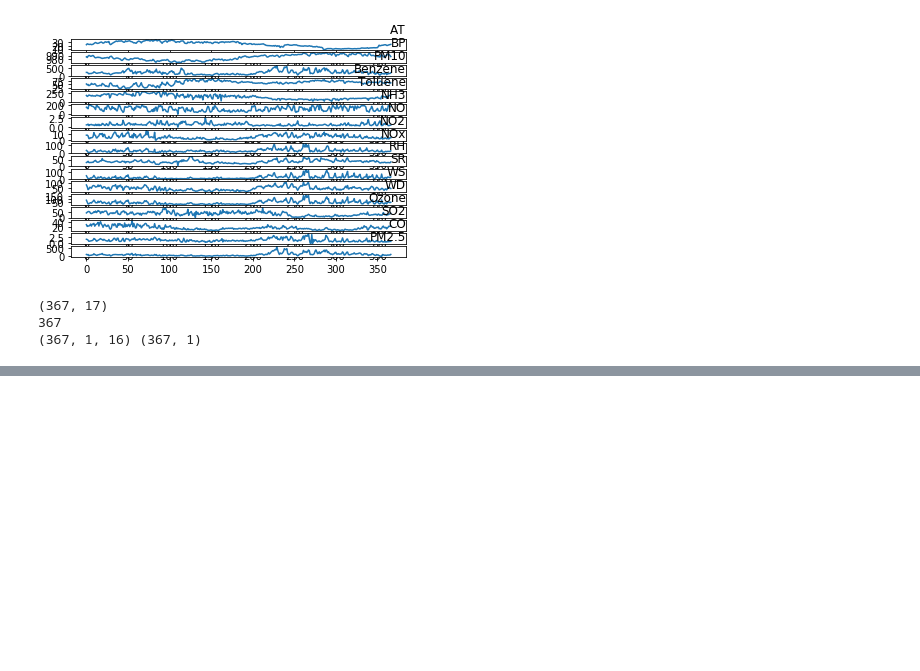
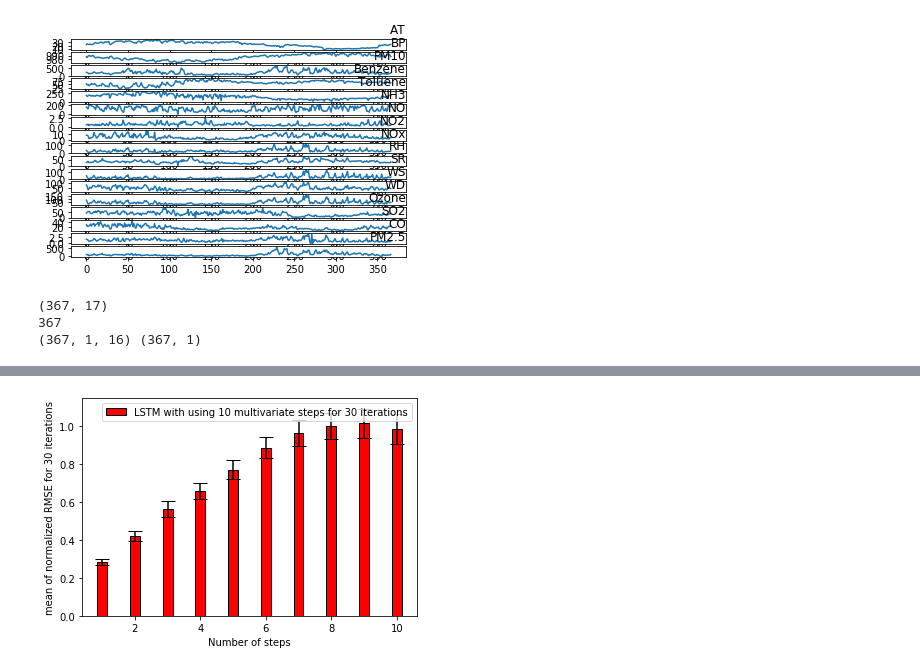
Before and after one commit to sydney-machine-learning/airpollution_deeplearning, a Jupyter notebook: pollution.ipynb, the cells around one changed output, grey strips where cells are left out. Cells and saved outputs as stored; diff of their text form; code cells hidden in the pictures; blank space fills up the shorter version.

```diff
--- a/pollution.ipynb
+++ b/pollution.ipynb
@@ -193,3 +257,98 @@ RMSE error using  5  state size to predict  5  step is = 1.4093874
+# %%
+r=[([0.20034182, 0.33881122, 0.5200385 , 0.5850046 , 0.68696684,
+        0.72483313, 0.78526527, 0.7897293 , 0.9035428 , 0.94457084]
+        ),
+ ([0.30807194, 0.38168168, 0.8367463 , 0.8751943 , 1.0701327 ,
+        1.2820355 , 1.3337386 , 1.2264359 , 1.2826004 , 1.1460423 ]
+        ),
+ ([0.2250489 , 0.3305758 , 0.41858405, 0.56989104, 0.73221385,
+        0.8123208 , 0.7953591 , 0.7384211 , 0.69034517, 0.5715454 ]
+        ),
+ ([0.27344057, 0.34253514, 0.4412148 , 0.51897526, 0.5813253 ,
+        0.6983076 , 0.73166496, 0.86495453, 0.8817437 , 0.7919275 ]
+        ),
+ ([0.2854039 , 0.45598707, 0.6567727 , 0.7865968 , 0.9220761 ,
+        1.0600396 , 1.01565   , 1.0657377 , 1.0660195 , 1.088629  ]
+        ),
+ ([0.21152608, 0.40452152, 0.5814931 , 0.6700972 , 0.78484374,
+        0.84928423, 1.0516541 , 1.0478642 , 1.1463804 , 1.1939424 ]
+        ),
+ ([0.2761302 , 0.38183922, 0.4988646 , 0.5775717 , 0.6435959 ,
+        0.7898728 , 0.8732284 , 0.9184805 , 0.9331998 , 0.85606885]
+        ),
+ ([0.26696786, 0.48581216, 0.58429694, 0.6775587 , 0.6519922 ,
+        0.72712773, 0.82037157, 0.7820186 , 0.8178634 , 0.7575715 ]
+        ),
+ ([0.26988983, 0.41726047, 0.559696  , 0.7062855 , 0.7995648 ,
+        0.97747105, 0.9553131 , 1.1619477 , 1.1761483 , 1.2625716 ]
+        ),
+ ([0.2377563 , 0.36584154, 0.5264625 , 0.7054058 , 0.91951925,
+        1.012539  , 1.1619767 , 1.0898815 , 1.0725706 , 1.0062009 ]
+        ),
+ ([0.3266622 , 0.54629093, 0.7098405 , 0.83127874, 0.9856522 ,
+        1.0881822 , 1.1963266 , 1.1820642 , 1.2437829 , 1.1329777 ]
+        ),
+ ([0.35330588, 0.36503983, 0.3968098 , 0.4791437 , 0.63218004,
+        0.71989596, 0.69065803, 0.8254375 , 0.7472695 , 0.75553167]
+        ),
+ ([0.2829264 , 0.31899843, 0.47485065, 0.6003763 , 0.6950644 ,
+        0.7209486 , 0.7825339 , 0.8013272 , 0.9023954 , 0.947199  ]
+        ),
+ ([0.2632193 , 0.4710039 , 0.725713  , 0.76183516, 0.90332884,
+        0.9855458 , 1.0067146 , 1.0660313 , 1.1577396 , 1.117535  ]
+        ),
+ ([0.38526258, 0.41401318, 0.4541162 , 0.49334523, 0.50861466,
+        0.6262029 , 0.65834135, 0.7357129 , 0.72550184, 0.7183588 ]
+        ),
+ ([0.3343722 , 0.5986937 , 0.8190069 , 0.8462723 , 0.91964465,
+        1.0144287 , 1.1521233 , 1.2474666 , 1.2412664 , 1.2223648 ]
+        ),
+ ([0.26536652, 0.3791604 , 0.60457224, 0.71037596, 0.9022294 ,
+        0.9920516 , 1.1693525 , 1.2989395 , 1.3183475 , 1.3214325 ]
+        ),
+ ([0.26379222, 0.39938617, 0.53243566, 0.6713251 , 0.80961555,
+        0.9916968 , 1.1318637 , 1.2205409 , 1.3004705 , 1.2449119 ]
+        ),
+ ([0.35338175, 0.5846072 , 0.70537347, 0.6804997 , 0.7867149 ,
+        0.9017146 , 0.9664548 , 1.0052164 , 0.86759984, 0.77151656]
+        ),
+ ([0.26823226, 0.40707952, 0.49501005, 0.5023469 , 0.62636036,
+        0.78670585, 0.78893465, 0.8352305 , 0.8296241 , 0.74078256]
+        ),
+ ([0.31549612, 0.47765788, 0.5630664 , 0.6753829 , 0.82253087,
+        0.9079765 , 1.0010601 , 1.0941838 , 1.0407902 , 0.91511357]
+        ),
+ ([0.31083485, 0.3721489 , 0.45026097, 0.53459376, 0.542577  ,
+        0.6488359 , 0.73775434, 0.73527896, 0.6981323 , 0.6381977 ]
+        ),
+ ([0.2751789 , 0.39514908, 0.43891743, 0.5620042 , 0.7828944 ,
+        0.73253345, 0.79535294, 0.8171892 , 0.7802602 , 0.80785924]
+        ),
+ ([0.25809628, 0.42089254, 0.51767236, 0.67367905, 0.8131786 ,
+        0.9447398 , 1.0778269 , 1.1405553 , 1.1257752 , 1.0573056 ]
+        ),
+ ([0.24172668, 0.41135943, 0.493406  , 0.61231196, 0.6904887 ,
+        0.88286096, 1.025979  , 1.1392004 , 1.1879538 , 1.2473799 ]
+        ),
+ ([0.23193674, 0.50435746, 0.7078798 , 0.89490426, 0.91562176,
+        1.1241685 , 1.2820511 , 1.2874111 , 1.3601531 , 1.3764406 ]
+        ),
+ ([0.30126262, 0.4456791 , 0.60327697, 0.74232626, 0.90990275,
+        1.0876    , 1.2185087 , 1.2461818 , 1.2782595 , 1.265386  ]
+        ),
+ ([0.31027427, 0.38795918, 0.6009814 , 0.70022845, 0.76867473,
+        0.93593824, 1.0923387 , 1.1543494 , 1.2164568 , 1.16586   ]
+        ),
+ ([0.33039626, 0.41320726, 0.4355554 , 0.46240142, 0.62960154,
+        0.7740374 , 0.81389314, 0.76478565, 0.6665894 , 0.70852864]
+        ),
+ ([0.21651195, 0.39641827, 0.560494  , 0.6548392 , 0.7031944 ,
+        0.81132257, 0.834509  , 0.77011514, 0.7847388 , 0.7941097 ]
+        )]
+r_new=np.reshape(r,(30,10))
+show_results(r_new)
+# %% [output]
+[figure, added]
 # %%
 import matplotlib.pyplot as plt
 # n_out_max=3
```
Also changed, not shown: parts of 13 cells of this notebook, 1 other file.
